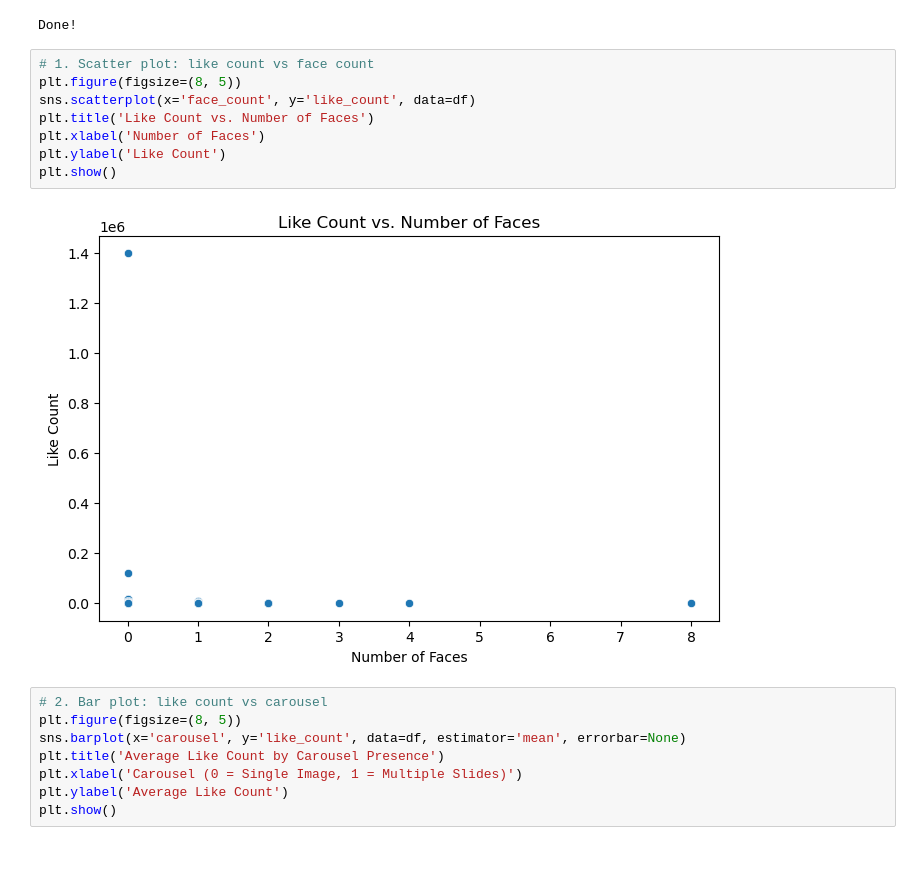
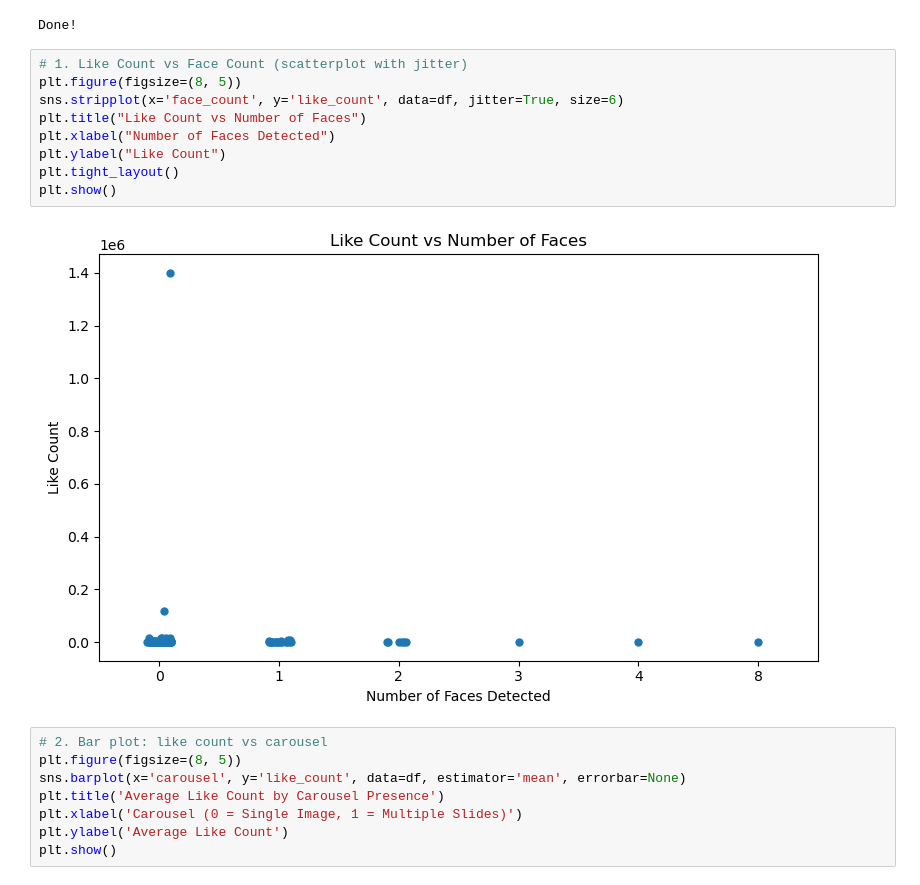
Before and after one commit to ebhatsha/CapstonePortfolio, a Jupyter notebook: EducationImagesCapstone3.ipynb, the cells around one changed output. Saved outputs shown, nothing was run; the diff lists cells and outputs as text; blank space fills up the shorter version.

```diff
--- a/EducationImagesCapstone3.ipynb
+++ b/EducationImagesCapstone3.ipynb
@@ -221,15 +227,16 @@ print('Done!')
 # %% [output]
 Done!
 # %%
-# 1. Scatter plot: like count vs face count
+# 1. Like Count vs Face Count (scatterplot with jitter)
 plt.figure(figsize=(8, 5))
-sns.scatterplot(x='face_count', y='like_count', data=df)
-plt.title('Like Count vs. Number of Faces')
-plt.xlabel('Number of Faces')
-plt.ylabel('Like Count')
+sns.stripplot(x='face_count', y='like_count', data=df, jitter=True, size=6)
+plt.title("Like Count vs Number of Faces")
+plt.xlabel("Number of Faces Detected")
+plt.ylabel("Like Count")
+plt.tight_layout()
 plt.show()
 # %% [output]
-[figure, old version]
+[figure, new version]
 # %%
 # 2. Bar plot: like count vs carousel
 plt.figure(figsize=(8, 5))
```
Also changed, not shown: parts of 10 cells of this notebook.
